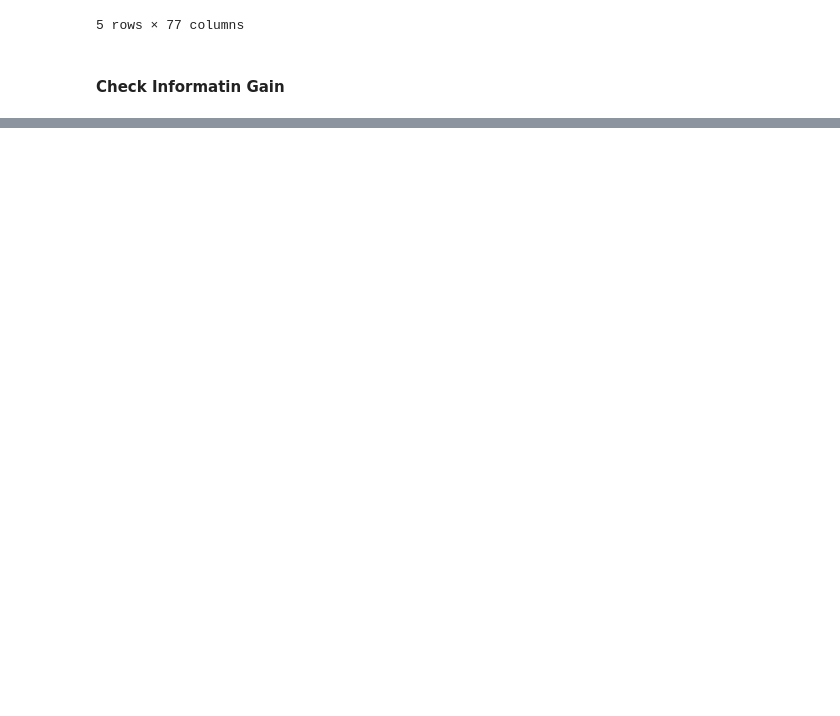
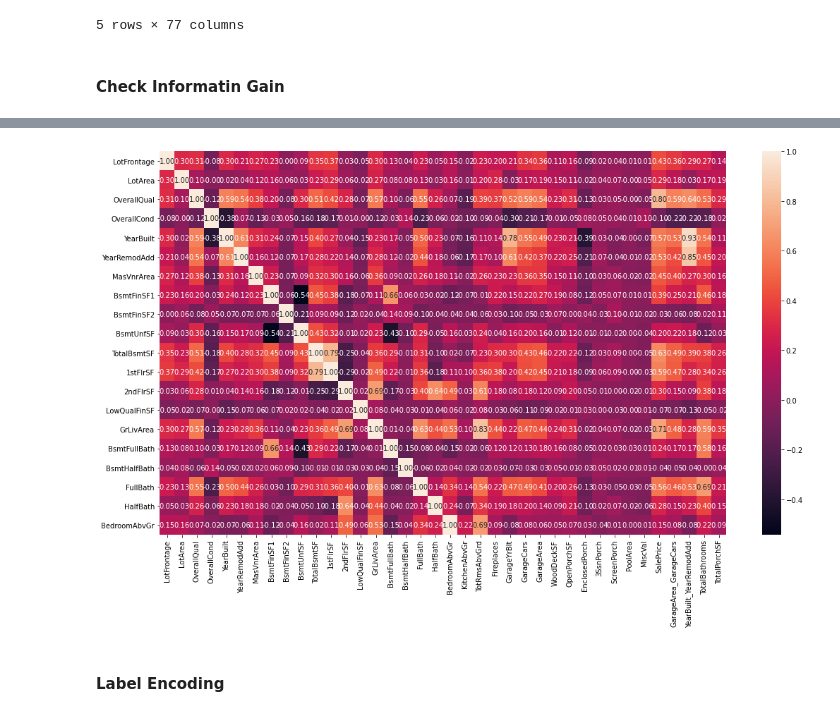
Before and after one commit to Princekrampah/FeatureEngineering, a Jupyter notebook: housePriceCompetition/Advanced_Linear_Regression_Technique_Competition.ipynb, the cells around one changed output, grey strips where cells are left out. Saved outputs shown, nothing was run; the diff lists cells and outputs as text; code cells hidden in the pictures; blank space fills up the shorter version.

```diff
--- a/housePriceCompetition/Advanced_Linear_Regression_Technique_Competition.ipynb
+++ b/housePriceCompetition/Advanced_Linear_Regression_Technique_Competition.ipynb
@@ -502,0 +503,8 @@ plot_mi_scores(mi_scores[:20])
+# %%
+plt.figure(figsize = (18, 10))
+sns.heatmap(df_train.corr()[:20], annot = True, fmt = '.2f')
+plt.show()
+# %% [output]
+[figure, added]
+# %% [markdown]
+#### Label Encoding
```
Also changed, not shown: parts of 45 cells of this notebook.
